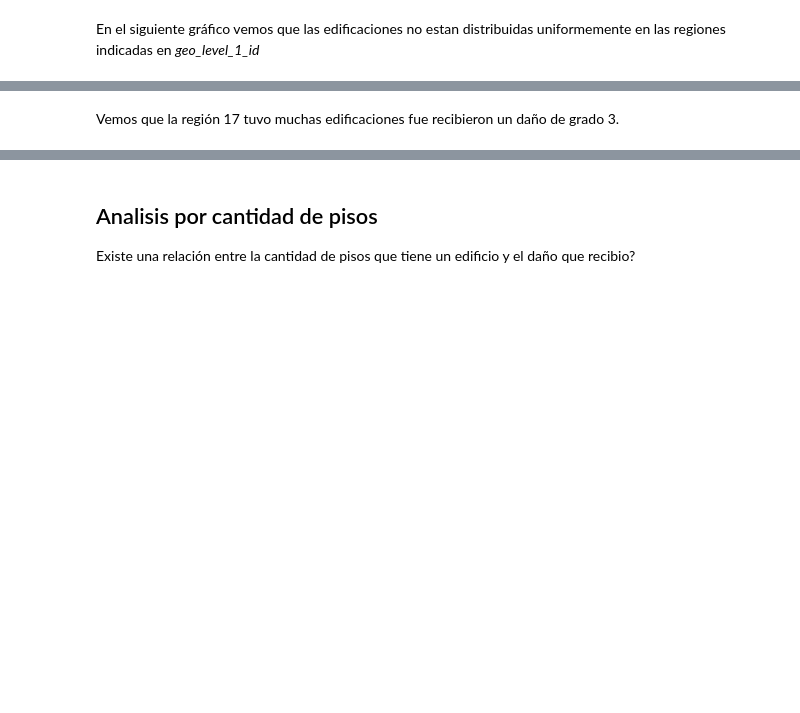
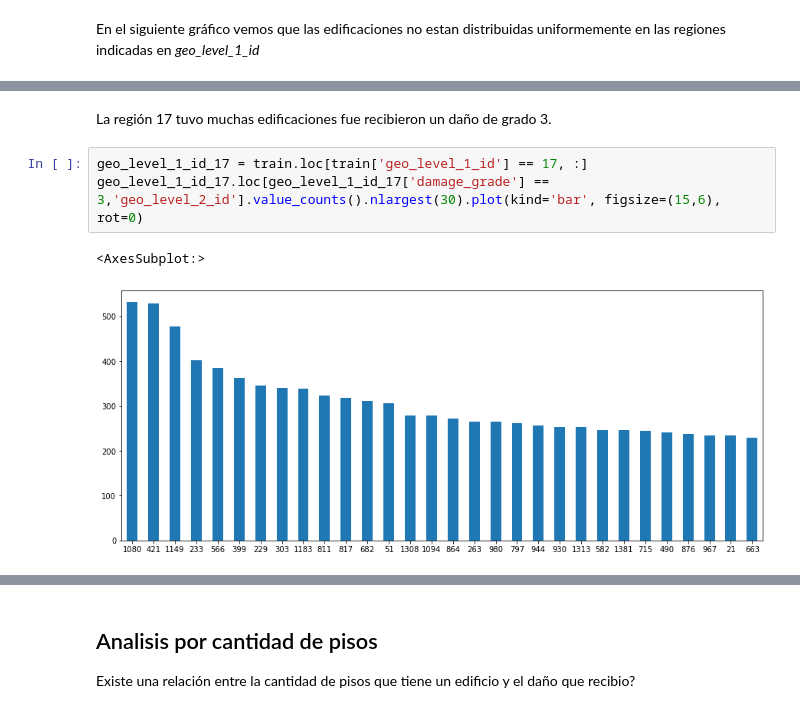
Before and after one commit to franvinas/7506-tp1, a Jupyter notebook: tp1.ipynb, the cells around one changed output, grey strips where cells are left out. Saved outputs shown, nothing was run; the diff lists cells and outputs as text; blank space fills up the shorter version.

```diff
--- a/tp1.ipynb
+++ b/tp1.ipynb
@@ -285,2 +338,8 @@ ax.set_xlabel('Region')
 # %% [markdown]
-Vemos que la región 17 tuvo muchas edificaciones fue recibieron un daño de grado 3.
+La región 17 tuvo muchas edificaciones fue recibieron un daño de grado 3.
+# %%
+geo_level_1_id_17 = train.loc[train['geo_level_1_id'] == 17, :]
+geo_level_1_id_17.loc[geo_level_1_id_17['damage_grade'] == 3,'geo_level_2_id'].value_counts().nlargest(30).plot(kind='bar', figsize=(15,6), rot=0)
+# %% [output]
+<AxesSubplot:>
+[figure, added]
```
Also changed, not shown: parts of 39 cells of this notebook.
